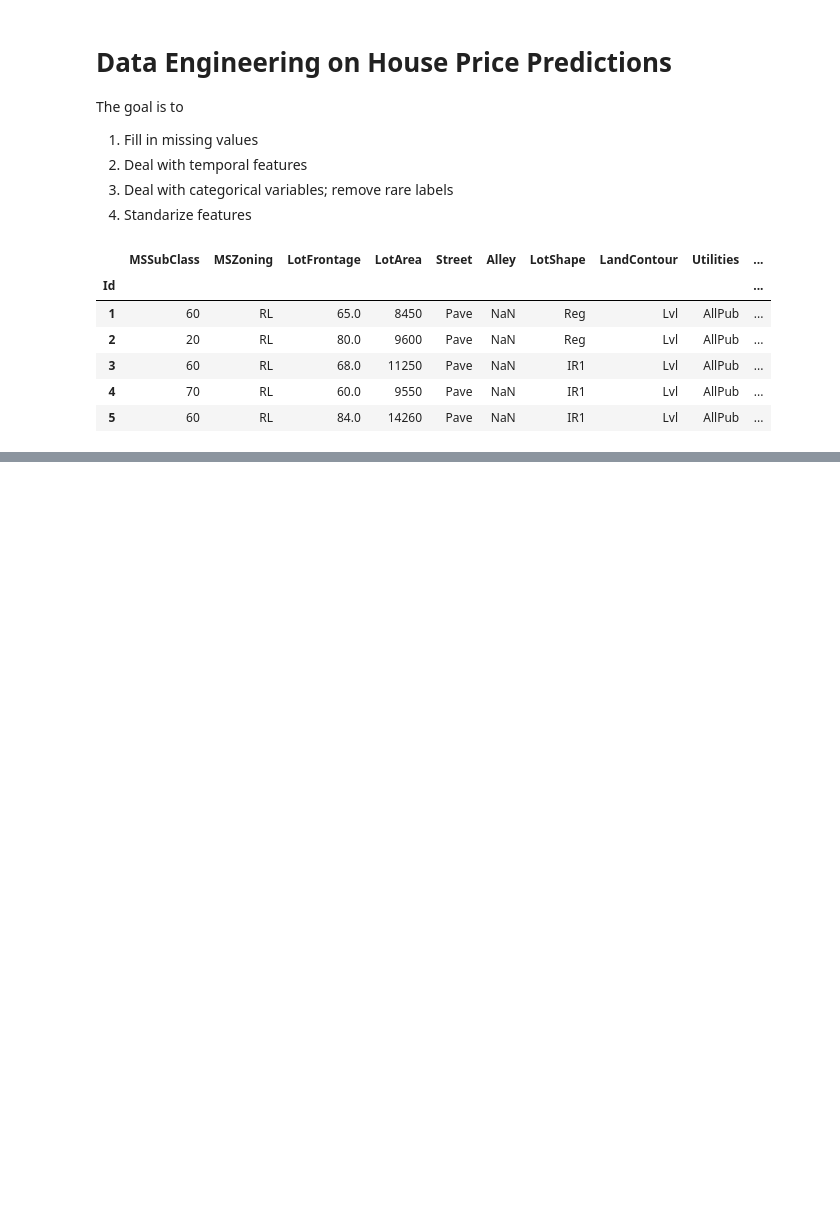
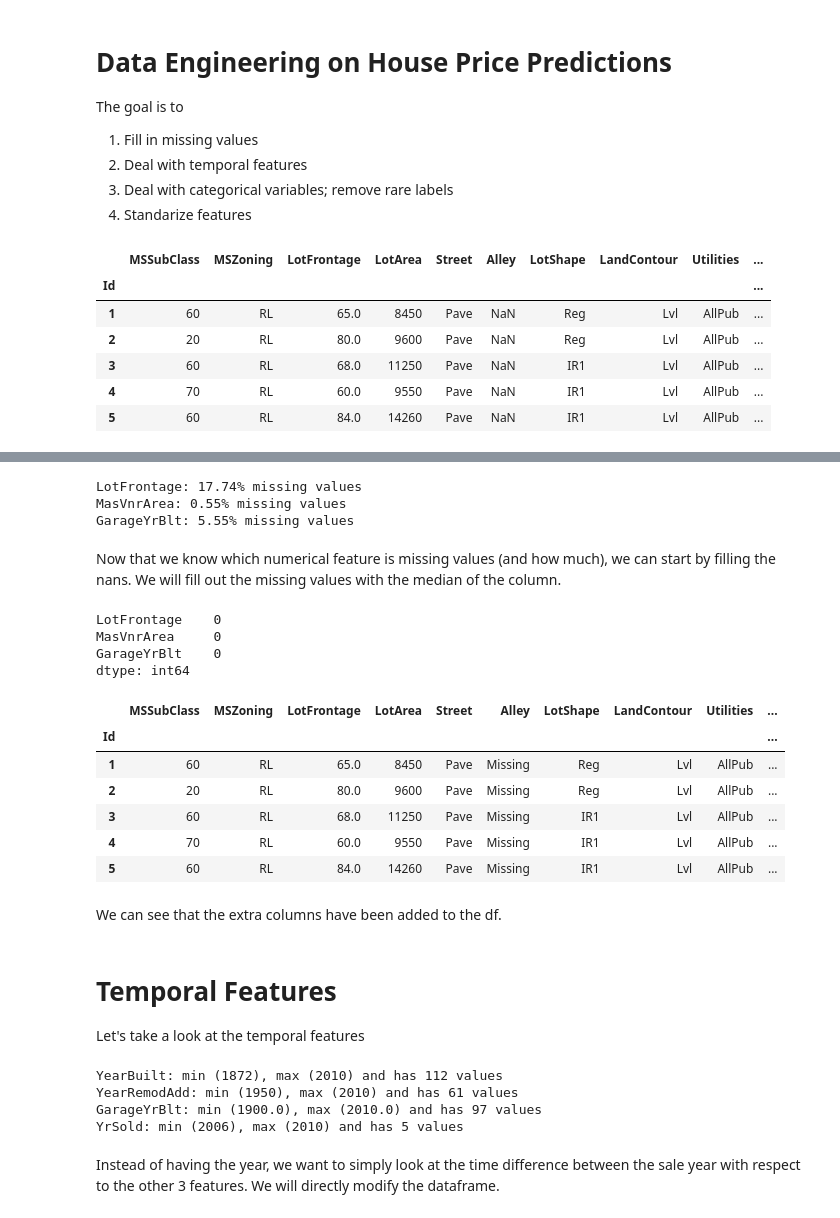
Before and after one commit to Ling01234/house-price-prediction, a Jupyter notebook: data_engineeering.ipynb, the cells around one changed output, grey strips where cells are left out. Cells and saved outputs as stored; diff of their text form; code cells hidden in the pictures; blank space fills up the shorter version.

```diff
--- a/data_engineeering.ipynb
+++ b/data_engineeering.ipynb
@@ -41,0 +127,57 @@ X_train.shape, X_test.shape
+# %%
+num_features = [feature for feature in df.columns if df[feature].dtype != 'O']
+num_features_na = [feature for feature in num_features if df[feature].isnull().any()]
+
+for feature in num_features_na:
+    print(f'{feature}: {round(df[feature].isnull().mean() * 100, 2)}% missing values')
+# %% [output]
+LotFrontage: 17.74% missing values
+MasVnrArea: 0.55% missing values
+GarageYrBlt: 5.55% missing values
+# %% [markdown]
+Now that we know which numerical feature is missing values (and how much), we can start by filling the nans. We will fill out the missing values with the median of the column.
+# %%
+for feature in num_features_na:
+    med = df[feature].median()
+
+    # add new col to remember the original missing values
+    df[feature + '_nan'] = np.where(df[feature].isnull(), 1, 0)
+    df[feature].fillna(med, inplace=True)
+
+df[num_features_na].isnull().sum()
+# %% [output]
+LotFrontage    0
+MasVnrArea     0
+GarageYrBlt    0
+dtype: int64
+# %%
+df.head()
+# %% [output]
+|  | MSSubClass | MSZoning | LotFrontage | LotArea | Street | Alley | LotShape | LandContour | Utilities | ... |
+| Id |  |  |  |  |  |  |  |  |  | ... |
+| 1 | 60 | RL | 65.0 | 8450 | Pave | Missing | Reg | Lvl | AllPub | ... |
+| 2 | 20 | RL | 80.0 | 9600 | Pave | Missing | Reg | Lvl | AllPub | ... |
+| 3 | 60 | RL | 68.0 | 11250 | Pave | Missing | IR1 | Lvl | AllPub | ... |
+| 4 | 70 | RL | 60.0 | 9550 | Pave | Missing | IR1 | Lvl | AllPub | ... |
+| 5 | 60 | RL | 84.0 | 14260 | Pave | Missing | IR1 | Lvl | AllPub | ... |
+# %% [markdown]
+We can see that the extra columns have been added to the df.
+# %% [markdown]
+# Temporal Features
+
+Let's take a look at the temporal features
+# %%
+year_features = [feature for feature in num_features if 'Year' in feature or 'Yr' in feature]
+
+for year in year_features:
+    minimum = df[year].min()
+    maximum = df[year].max()
+    count = len(df[year].unique())
+    print(f'{year}: min ({minimum}), max ({maximum}) and has {count} values')
+# %% [output]
+YearBuilt: min (1872), max (2010) and has 112 values
+YearRemodAdd: min (1950), max (2010) and has 61 values
+GarageYrBlt: min (1900.0), max (2010.0) and has 97 values
+YrSold: min (2006), max (2010) and has 5 values
+# %% [markdown]
+Instead of having the year, we want to simply look at the time difference between the sale year with respect to the other 3 features. We will directly modify the dataframe.
```
Also changed, not shown: parts of 23 cells of this notebook, 1 other file.
